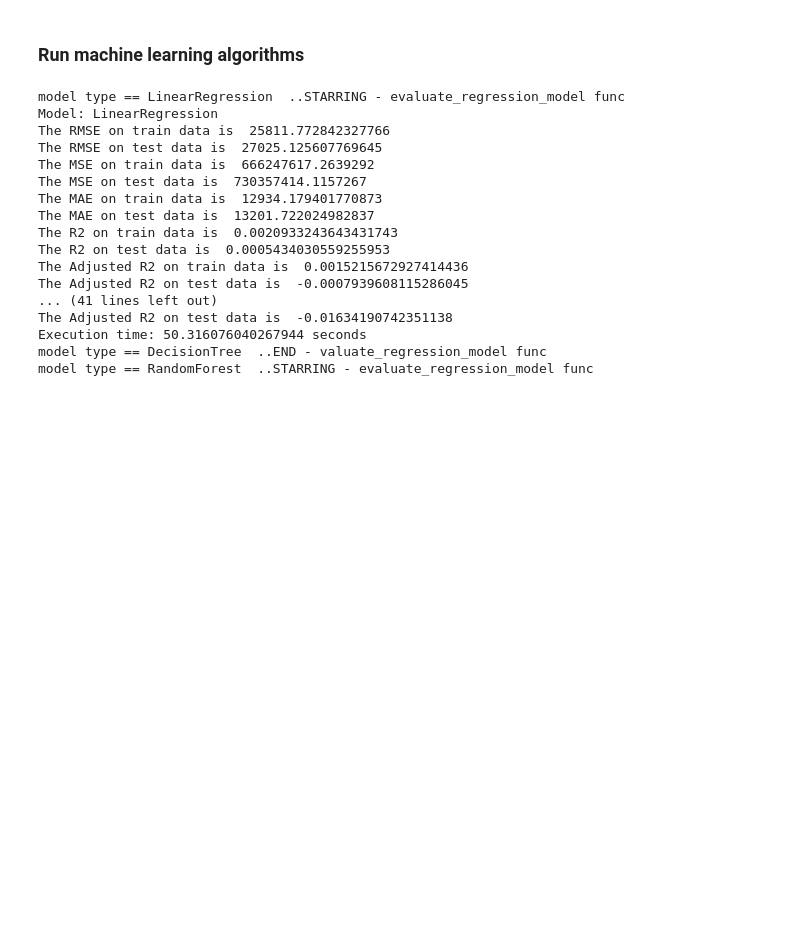
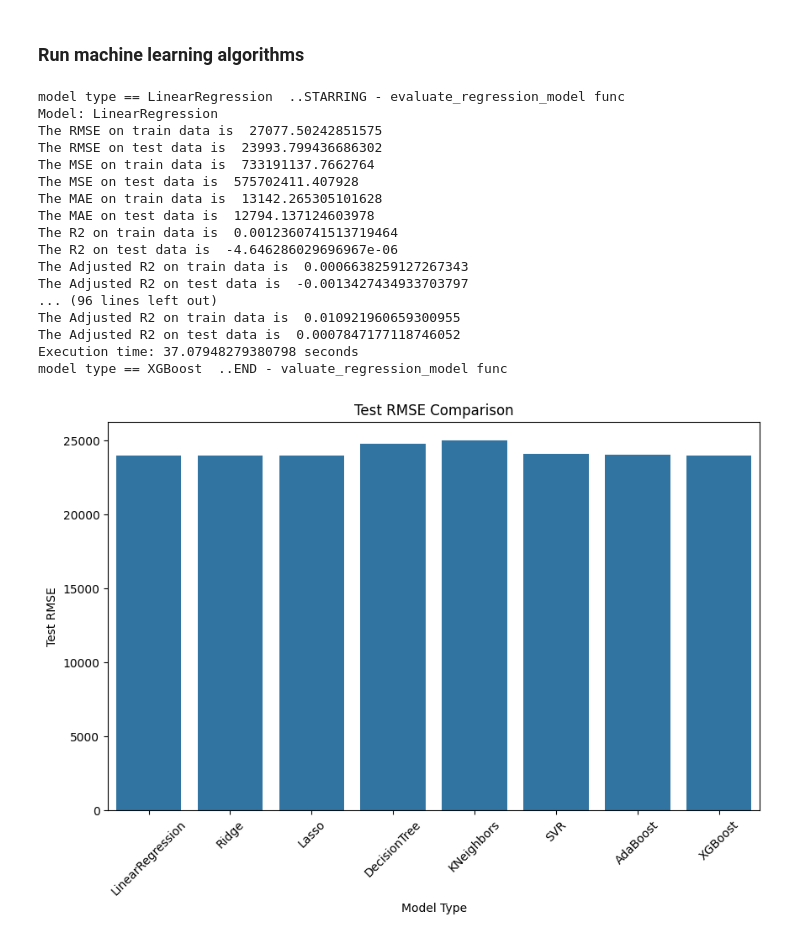
Before and after one commit to pragyanandan/Mini-Project-3, a Jupyter notebook: mini-project-3.ipynb, the cells around one changed output. Drawn from its saved outputs; the diff is of its cells as text; code cells hidden in the pictures; blank space fills up the shorter version.

```diff
--- a/mini-project-3.ipynb
+++ b/mini-project-3.ipynb
@@ -324,26 +324,28 @@ memory usage: 2.0+ MB
 # %%
 
 target_var = 'Initial Cost'
 #feature_list = [col for col in ny_df.columns if col != 'Initial Cost']
 feature_list = ['Job','Lot','Job Type','Proposed Zoning Sqft','Enlargement SQ Footage','year']
-models = ['LinearRegression', 'Ridge', 'Lasso', 'DecisionTree', 'RandomForest', 'KNeighbors', 'SVR', 'AdaBoost', 'XGBoost']
+#models = ['LinearRegression', 'Ridge', 'Lasso', 'DecisionTree', 'RandomForest', 'KNeighbors', 'SVR', 'AdaBoost', 'XGBoost']
+models = ['LinearRegression', 'Ridge', 'Lasso', 'DecisionTree',  'KNeighbors', 'SVR', 'AdaBoost', 'XGBoost'] # TAKE out random forest
 # Run  for all models
 evaluate_regression_models(models, ny_df, target_var, feature_list)
 # %% [output]
 model type == LinearRegression  ..STARRING - evaluate_regression_model func
 Model: LinearRegression
-The RMSE on train data is  25811.772842327766
-The RMSE on test data is  27025.125607769645
-The MSE on train data is  666247617.2639292
-The MSE on test data is  730357414.1157267
-The MAE on train data is  12934.179401770873
-The MAE on test data is  13201.722024982837
-The R2 on train data is  0.0020933243643431743
-The R2 on test data is  0.0005434030559255953
-The Adjusted R2 on train data is  0.0015215672927414436
-The Adjusted R2 on test data is  -0.0007939608115286045
-... (41 lines left out)
-The Adjusted R2 on test data is  -0.01634190742351138
-Execution time: 50.316076040267944 seconds
-model type == DecisionTree  ..END - valuate_regression_model func
-model type == RandomForest  ..STARRING - evaluate_regression_model func
+The RMSE on train data is  27077.50242851575
+The RMSE on test data is  23993.799436686302
+The MSE on train data is  733191137.7662764
+The MSE on test data is  575702411.407928
+The MAE on train data is  13142.265305101628
+The MAE on test data is  12794.137124603978
+The R2 on train data is  0.0012360741513719464
+The R2 on test data is  -4.646286029696967e-06
+The Adjusted R2 on train data is  0.0006638259127267343
+The Adjusted R2 on test data is  -0.0013427434933703797
+... (96 lines left out)
+The Adjusted R2 on train data is  0.010921960659300955
+The Adjusted R2 on test data is  0.0007847177118746052
+Execution time: 37.07948279380798 seconds
+model type == XGBoost  ..END - valuate_regression_model func
+[figure, added]
```
Also changed, not shown: parts of 3 cells of this notebook, 1 other file.
